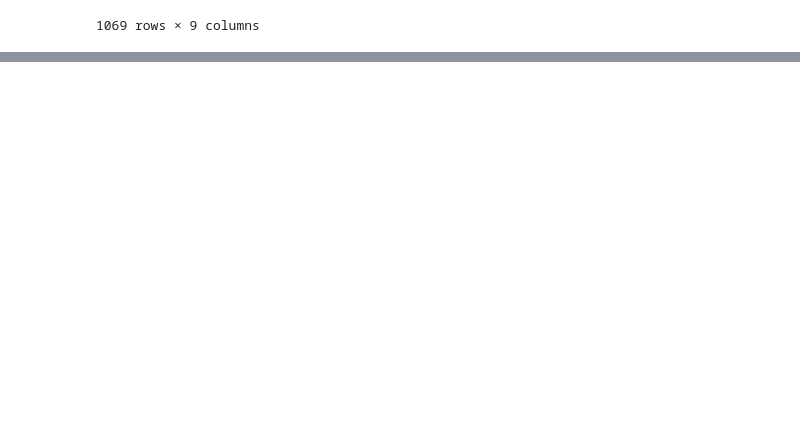
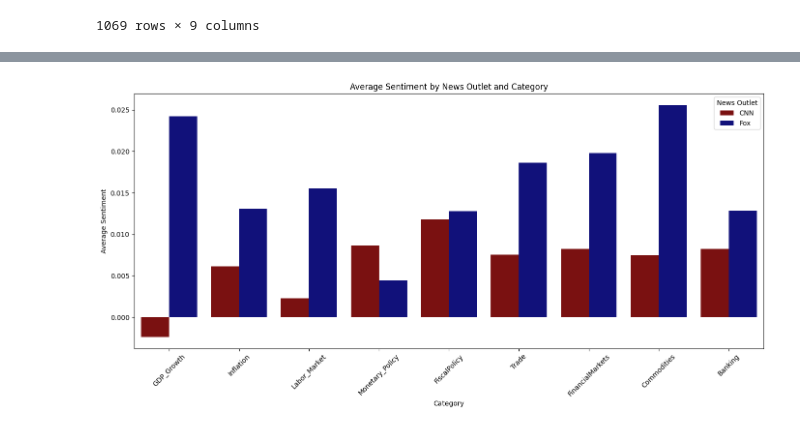
Before and after one commit to Enkhsaikhan-u/Text_as_data_final_project, a Jupyter notebook: analysis/analysis.ipynb, the cells around one changed output, grey strips where cells are left out. Drawn from its saved outputs; the diff is of its cells as text; code cells hidden in the pictures; blank space fills up the shorter version.

```diff
--- a/analysis/analysis.ipynb
+++ b/analysis/analysis.ipynb
@@ -442,0 +484,40 @@ plt.show()
+# %%
+# 1. Aggregate sentiment by source and category
+# Melt the category columns for easier aggregation
+category_cols = list(categories.keys())
+df_melted = df.melt(
+    id_vars=['source', 'sentiment'],
+    value_vars=category_cols,
+    var_name='Category',
+    value_name='Flag'
+)
+
+# Keep only rows where Flag==1 (article belongs to that category)
+df_melted = df_melted[df_melted['Flag'] == 1]
+
+# Compute average sentiment per source and category
+avg_sentiment = df_melted.groupby(['Category', 'source'])['sentiment'].mean().reset_index()
+
+# Optional: sort categories for consistent plotting
+category_order = list(categories.keys())
+
+# 2. Plot grouped bar chart
+plt.figure(figsize=(14,7))
+sns.barplot(
+    data=avg_sentiment,
+    x='Category',
+    y='sentiment',
+    hue='source',
+    palette={"CNN": "darkred", "Fox": "darkblue"},
+    order=category_order
+)
+
+plt.xticks(rotation=45)
+plt.ylabel('Average Sentiment')
+plt.xlabel('Category')
+plt.title('Average Sentiment by News Outlet and Category')
+plt.legend(title='News Outlet')
+plt.tight_layout()
+plt.show()
+# %% [output]
+[figure, added]
```
Also changed, not shown: parts of 10 cells of this notebook, 1 other file.
